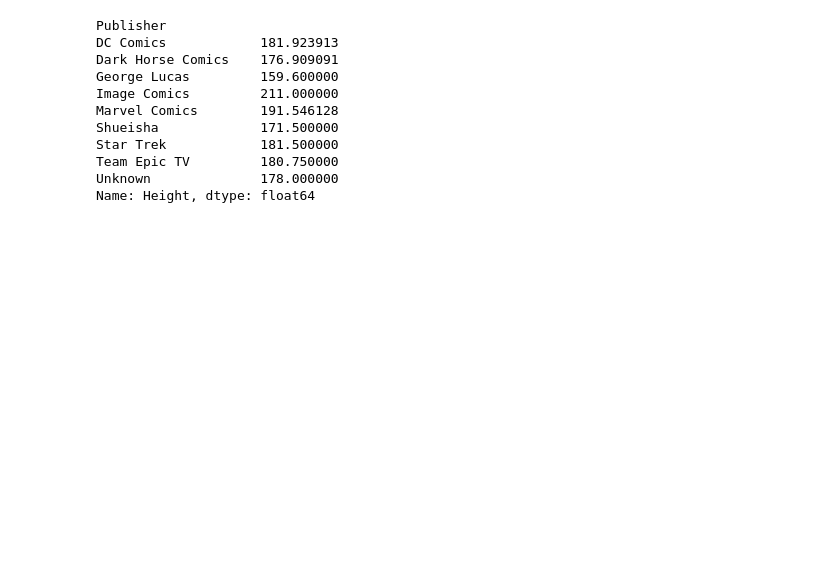
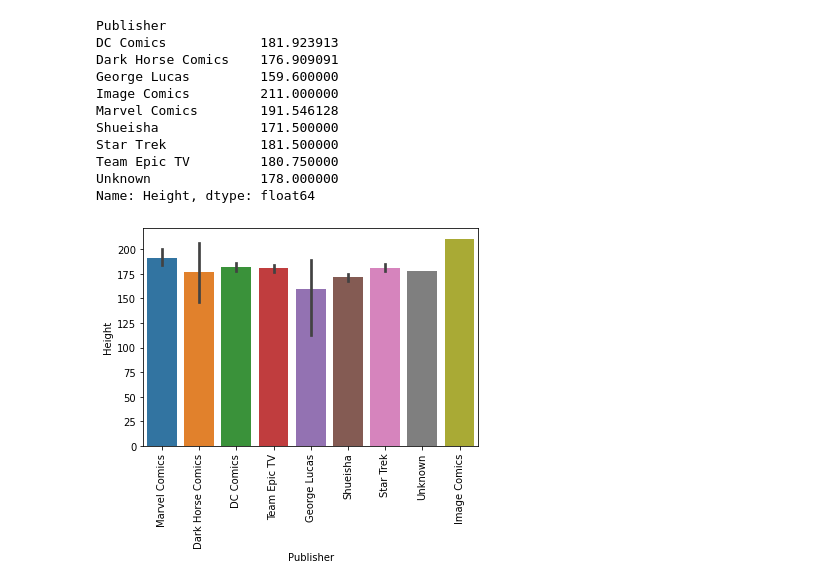
Before and after one commit to MCV-Jimenez/Advanced-Transformations, a Jupyter notebook: Advanced Transformations (Core).ipynb, the cells around one changed output. Cells and saved outputs as stored; diff of their text form; code cells hidden in the pictures; blank space fills up the shorter version.

```diff
--- a/Advanced Transformations (Core).ipynb
+++ b/Advanced Transformations (Core).ipynb
@@ -251,3 +257,9 @@ Star Trek            181.500000
 Team Epic TV         180.750000
 Unknown              178.000000
 Name: Height, dtype: float64
+# %%
+# Plotting the average height of heroes per publisher
+ax = sns.barplot(data=merged, x='Publisher', y='Height')
+ax.set_xticklabels(ax.get_xticklabels(), rotation=90);
+# %% [output]
+[figure, added]
```
Also changed, not shown: parts of 10 cells of this notebook.
